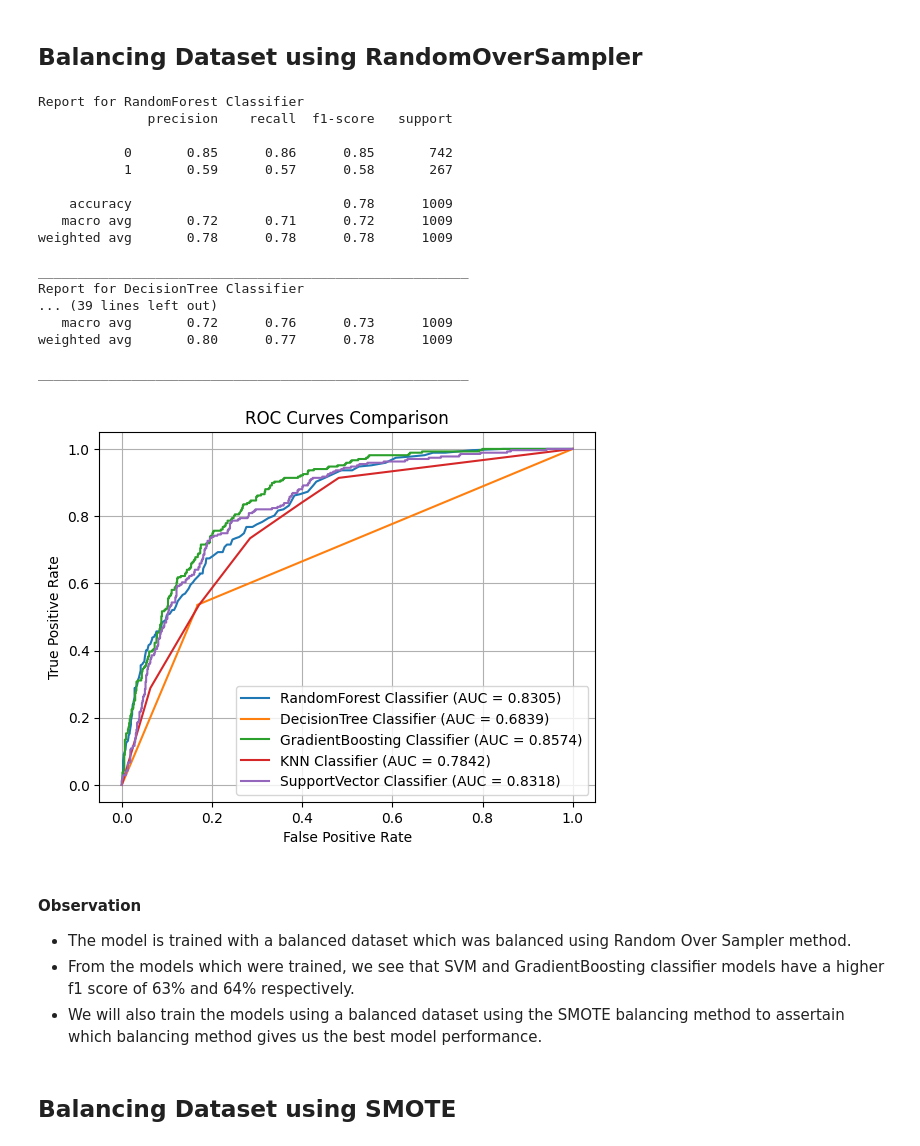
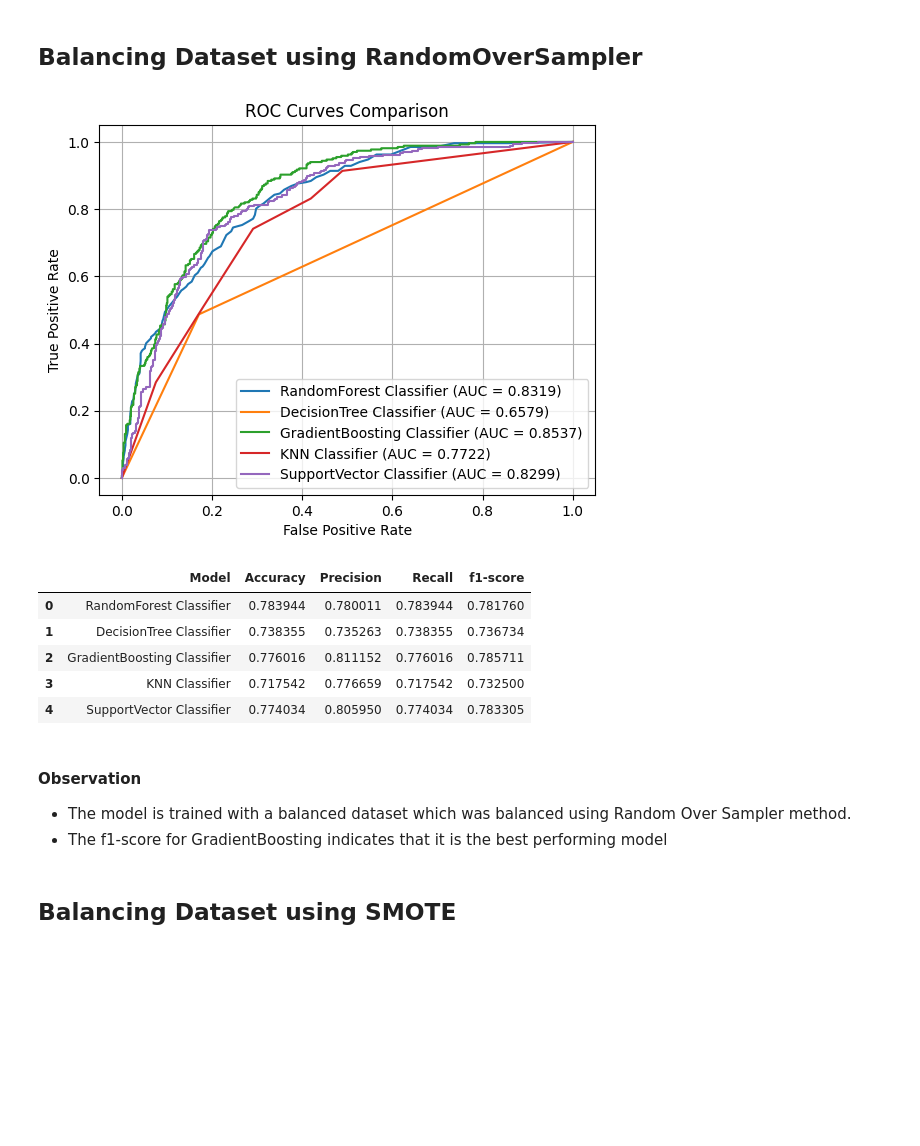
Before and after one commit to pk-aduyaw/Customer_Churn_Classification_Project, a Jupyter notebook: customer_churn_classification_model_project.ipynb, the cells around one changed output. Cells and saved outputs as stored; diff of their text form; code cells hidden in the pictures; blank space fills up the shorter version.

Commit message:
Complete model persistence

```diff
--- a/customer_churn_classification_model_project.ipynb
+++ b/customer_churn_classification_model_project.ipynb
@@ -299,7 +301,7 @@ Name: SeniorCitizen, dtype: object
 # %% [markdown]
 #### The seniorCitizen columns have True and False values which we will have to correct to 0's and 1's.
 # %%
-full_model_df['SeniorCitizen'] = full_model_df['SeniorCitizen'].replace({False:0, True:1}, inplace=True)
+full_model_df['SeniorCitizen'].replace({False:0, True:1}, inplace=True)
 # %%
 # View the unique values in the Partner column
 full_model_df['Partner'].unique()
@@ -1110,72 +1113,66 @@ X_train_ROS, y_train_encoded_ROS = random_sampler.fit_resample(X_train, y_train_
 # %%
-# Put the name of the classifier and classifier into a list of tuples.
-models = [
-    ('RandomForest Classifier', RandomForestClassifier(random_state=0)),
-    ('DecisionTree Classifier', DecisionTreeClassifier(random_state=0)),
-    ('GradientBoosting Classifier', GradientBoostingClassifier(random_state=0)),
-    ('KNN Classifier', KNeighborsClassifier()),
-    ('SupportVector Classifier', SVC(probability=True, random_state=0))
-]
+random_sampler = RandomOverSampler(random_state=0)
+
+all_models = {}
+random_sampler_df = pd.DataFrame(columns=['Model', 'Accuracy', 'Precision', 'Recall', 'f1-score'])
+
 
 # Loop through the model and classifier in the models list
 for model, classifier in models:
     # Perform preprocessing and fit the respective models
-    pipeline = Pipeline([
+    model_pipeline = Pipeline([
+        ('sampler', random_sampler),
         ('preprocessor', full_pipeline),
-        ('classifier', classifier),
+        ('classifier', classifier)
     ])
+    all_models[model] = classifier
 
-    pipeline.fit(X_train_ROS, y_train_encoded_ROS)
+    model_pipeline.fit(X_train, y_train_encoded)
     # Predict values of the evaluation dataset
-    y_pred = pipeline.predict(X_eval)
+    y_pred = model_pipeline.predict(X_eval)
 
-    # Print classification report for all y true and y predicted values for each classificatoin model
-    print(f'Report for {model}')
-    print(classification_report(y_eval_encoded, y_pred))
-    print('_'*55)
+    # Print accuracy, precision, recall, and f1-score for all the models
+    random_sampler_dict = classification_report(y_eval_encoded, y_pred, output_dict=True)
+
+    accuracy = random_sampler_dict['accuracy']
+    precision = random_sampler_dict['weighted avg']['precision']
+    recall = random_sampler_dict['weighted avg']['recall']
+    f1_score = random_sampler_dict['weighted avg']['f1-score']
+
+    random_sampler_df.loc[len(random_sampler_df)] = [model, accuracy, precision, recall, f1_score]
 
     # Define model predictions for the model and true labels
-    pred_proba = pipeline.predict_proba(X_eval)[:,1]
+    pred_proba = model_pipeline.predict_proba(X_eval)[:,1]
     # Calculate FPR and TPR for the model
     fpr, tpr, threshold = roc_curve(y_eval_encoded, pred_proba)
     # Calculate AUC for the model
     auc_score = auc(fpr, tpr)
 
     # Plot ROC curves
     plt.plot(fpr, tpr, label=f'{model} (AUC = {auc_score:.4f})')
 
 # Add labels and title
 plt.xlabel('False Positive Rate')
 plt.ylabel('True Positive Rate')
 plt.title('ROC Curves Comparison')
 plt.legend()
 plt.grid(True)
 
 # Show the plot
 plt.show()
+
+random_sampler_df
 # %% [output]
-Report for RandomForest Classifier
-              precision    recall  f1-score   support
-
-           0       0.85      0.86      0.85       742
-           1       0.59      0.57      0.58       267
-
-    accuracy                           0.78      1009
-   macro avg       0.72      0.71      0.72      1009
-weighted avg       0.78      0.78      0.78      1009
-
-_______________________________________________________
-Report for DecisionTree Classifier
-... (39 lines left out)
-   macro avg       0.72      0.76      0.73      1009
-weighted avg       0.80      0.77      0.78      1009
-
-_______________________________________________________
-[figure, old version]
+[figure, new version]
+|  | Model | Accuracy | Precision | Recall | f1-score |
+| 0 | RandomForest Classifier | 0.783944 | 0.780011 | 0.783944 | 0.781760 |
+| 1 | DecisionTree Classifier | 0.738355 | 0.735263 | 0.738355 | 0.736734 |
+| 2 | GradientBoosting Classifier | 0.776016 | 0.811152 | 0.776016 | 0.785711 |
+| 3 | KNN Classifier | 0.717542 | 0.776659 | 0.717542 | 0.732500 |
+| 4 | SupportVector Classifier | 0.774034 | 0.805950 | 0.774034 | 0.783305 |
 # %% [markdown]
 #### Observation
 - The model is trained with a balanced dataset which was balanced using Random Over Sampler method.
-- From the models which were trained, we see that SVM and GradientBoosting classifier models have a higher f1 score of 63% and 64% respectively.
-- We will also train the models using a balanced dataset using the SMOTE balancing method to assertain which balancing method gives us the best model performance.
+- The f1-score for GradientBoosting indicates that it is the best performing model
 # %% [markdown]
 ## Balancing Dataset using SMOTE
```
Also changed, not shown: parts of 34 cells of this notebook, 2 other files.
